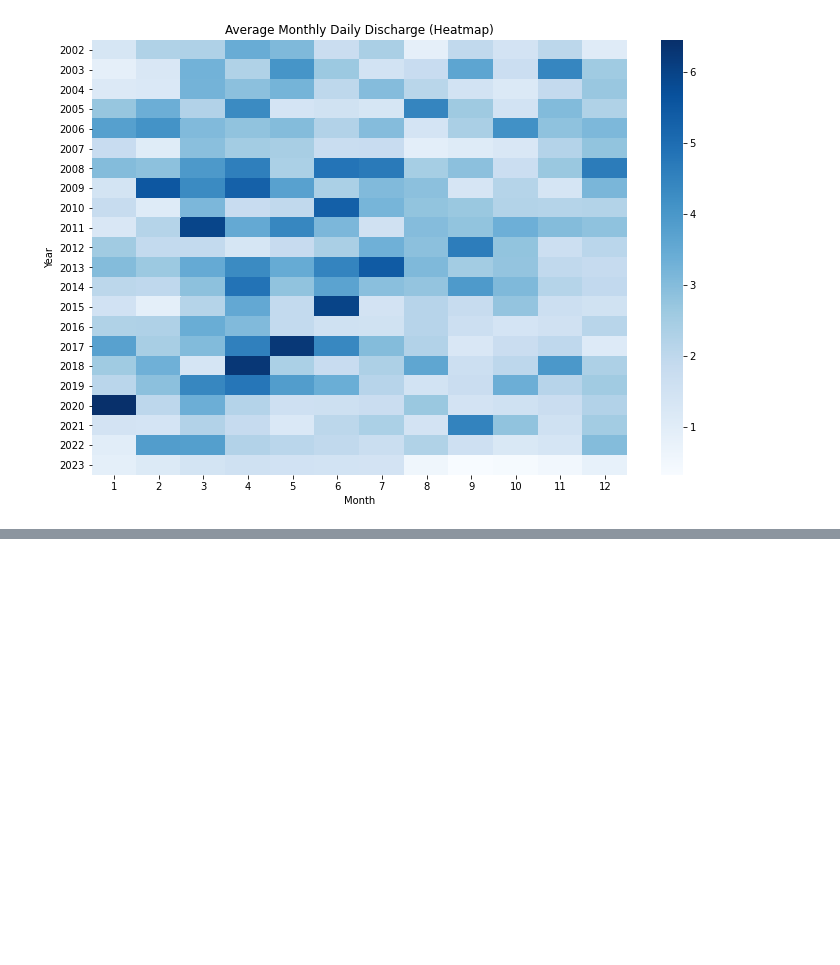
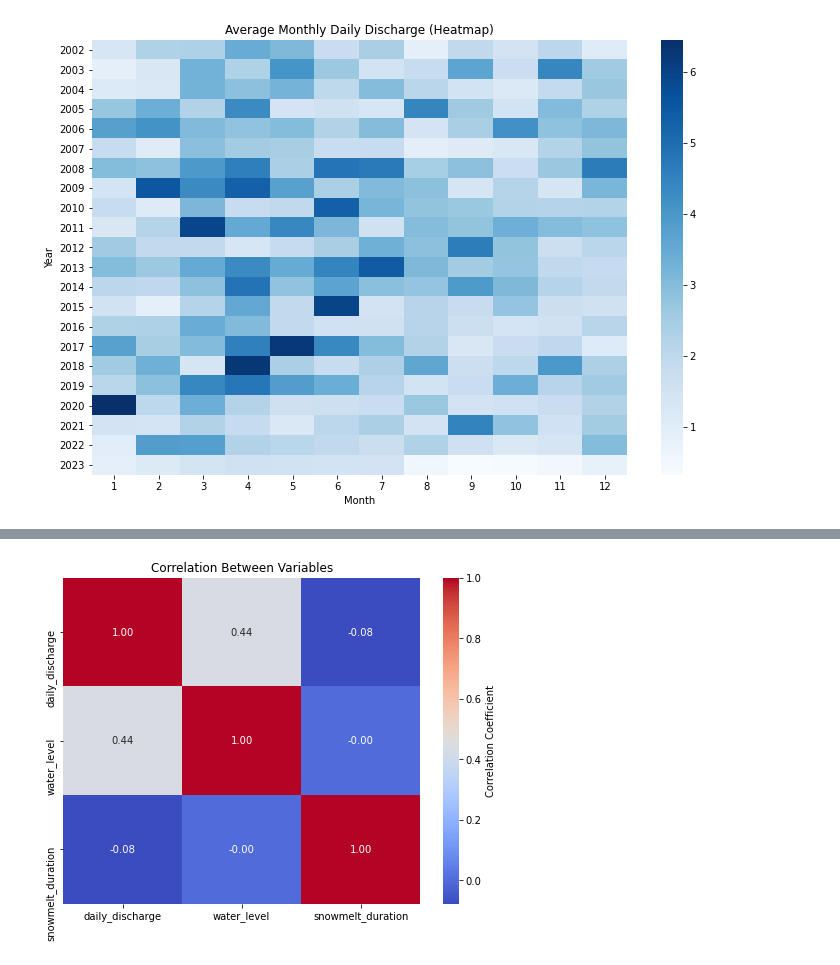
Before and after one commit to Lyimo-The-Destroyer/Papas-Piazzeria, a Jupyter notebook: Code Material/Flow data analysis.ipynb, the cells around one changed output, grey strips where cells are left out. Drawn from its saved outputs; the diff is of its cells as text; code cells hidden in the pictures; blank space fills up the shorter version.

Commit message:
Included more graphs for the analysis

```diff
--- a/Code Material/Flow data analysis.ipynb
+++ b/Code Material/Flow data analysis.ipynb
@@ -229,3 +228,15 @@ plt.ylabel("Year")
 plt.show()
 # %% [output]
 [figure]
+# %%
+snowmelt_data = pd.read_csv('significant_snow_melt_events_after_freeze.csv')
+# %%
+# Ensure the date columns in both datasets are in datetime format
+snowmelt_data["start_date"] = pd.to_datetime(snowmelt_data["start_date"])
+snowmelt_data["end_date"] = pd.to_datetime(snowmelt_data["end_date"])
+flow_data_merged["Date"] = pd.to_datetime(flow_data_merged["Date"])
+
+# Add a column indicating whether a date falls within a snowmelt event
+flow_data_merged["snowmelt_event"] = flow_data_merged["Date"].apply(
+    lambda x: any((x >= start and x <= end) for start, end in zip(snowmelt_data["start_date"], snowmelt_data["end_date"]))
+)
@@ -231,0 +272,14 @@ plt.show()
+# %%
+# Select relevant columns for correlation
+correlation_data = flow_data_merged[["daily_discharge", "water_level", "snowmelt_duration"]].dropna()
+
+# Compute correlation
+correlation_matrix = correlation_data.corr()
+
+# Plot heatmap
+plt.figure(figsize=(8, 6))
+sns.heatmap(correlation_matrix, annot=True, cmap="coolwarm", fmt=".2f", cbar_kws={"label": "Correlation Coefficient"})
+plt.title("Correlation Between Variables")
+plt.show()
+# %% [output]
+[figure, added]
```
Also changed, not shown: parts of 3 cells of this notebook.
